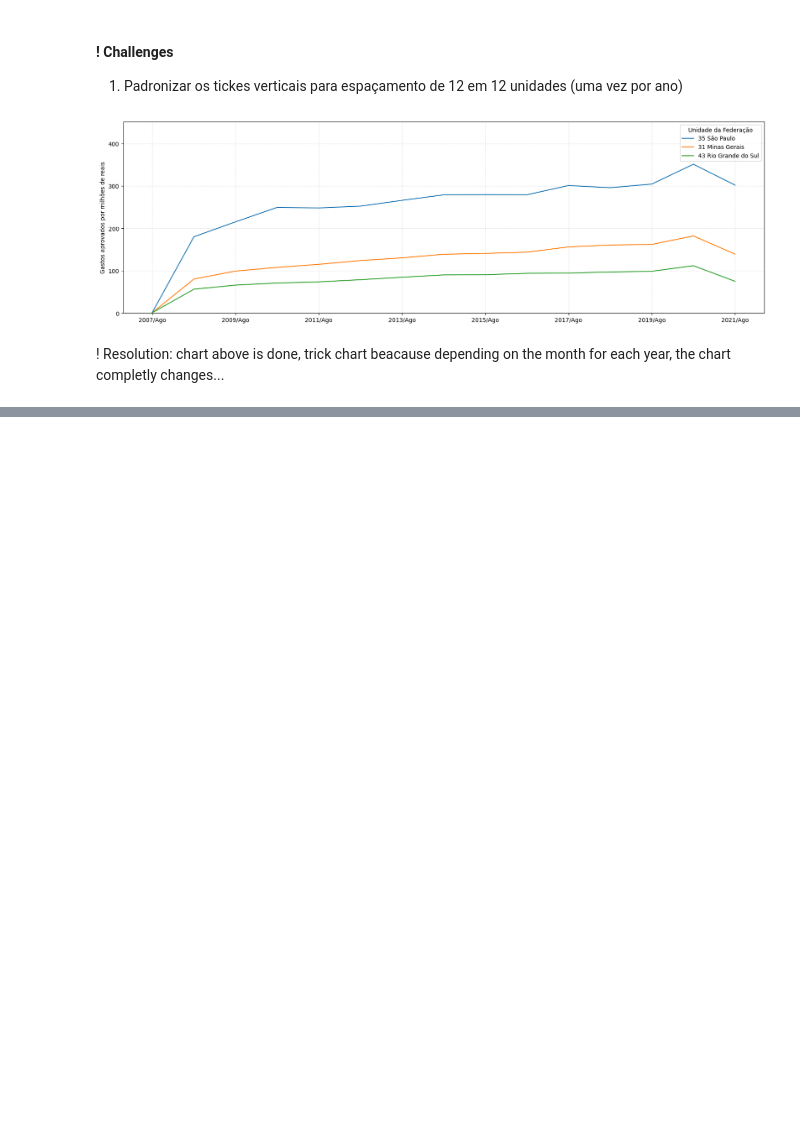
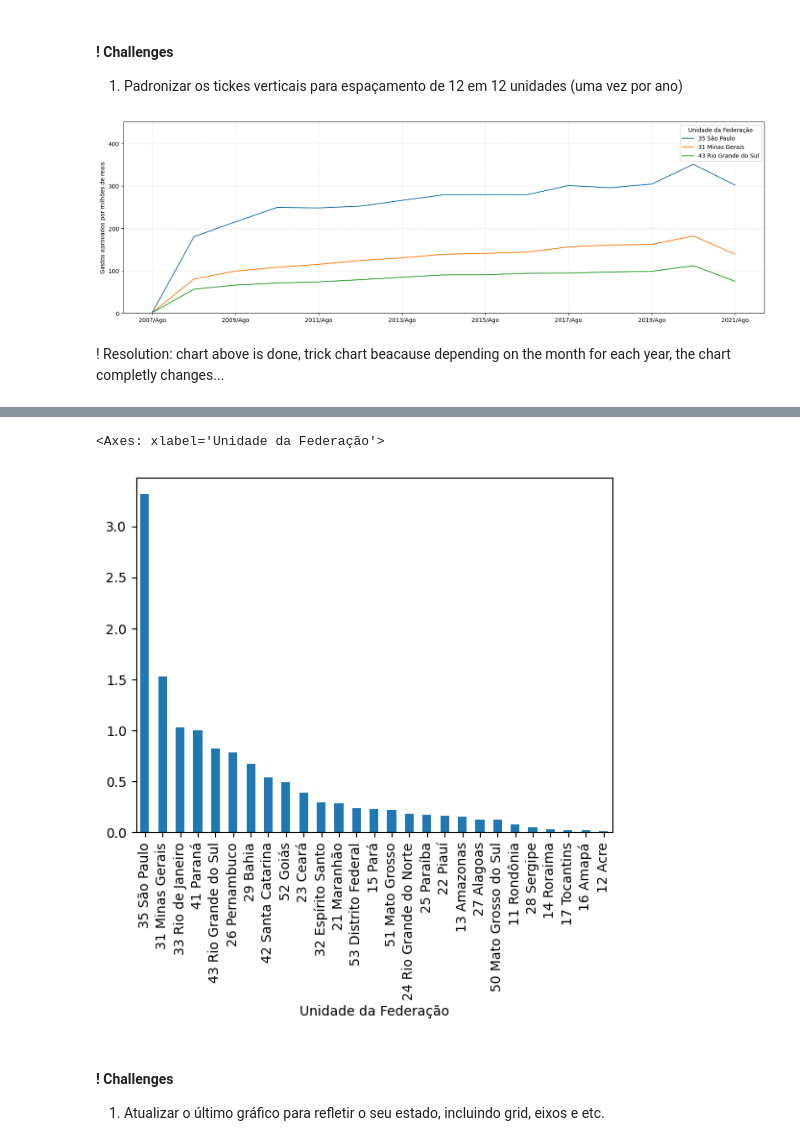
Before and after one commit to rfelipesilva/pos-tech-data-analytics, a Jupyter notebook: jupyter/01-Análise exploratória de dados.ipynb, the cells around one changed output, grey strips where cells are left out. Drawn from its saved outputs; the diff is of its cells as text; code cells hidden in the pictures; blank space fills up the shorter version.

```diff
--- a/jupyter/01-Análise exploratória de dados.ipynb
+++ b/jupyter/01-Análise exploratória de dados.ipynb
@@ -412,0 +417,4 @@ plt.grid(color = '#e5e5e5', linestyle = 'dashed', linewidth = 0.9)
+# %%
+_dados_usaveis = dados_usaveis / 1_000_000
+mes_mais_recente = _dados_usaveis.columns[-1] #REUTILIZANDO DADOS DA AULA 01
+gastos_do_mais_recente = _dados_usaveis[mes_mais_recente]
@@ -412,0 +441,12 @@ plt.grid(color = '#e5e5e5', linestyle = 'dashed', linewidth = 0.9)
+# %%
+# Proporção dos meses comparados a coluna 41 Paraná
+tabela_de_comparacao = gastos_do_mais_recente / gastos_do_mais_recente.loc['41 Paraná']
+# %%
+tabela_de_comparacao = tabela_de_comparacao.sort_values(ascending=False)
+tabela_de_comparacao.plot(kind='bar')
+# %% [output]
+<Axes: xlabel='Unidade da Federação'>
+[figure, added]
+# %% [markdown]
+#### ! Challenges
+1. Atualizar o último gráfico para refletir o seu estado, incluindo grid, eixos e etc.
```
Also changed, not shown: parts of 15 cells of this notebook.
